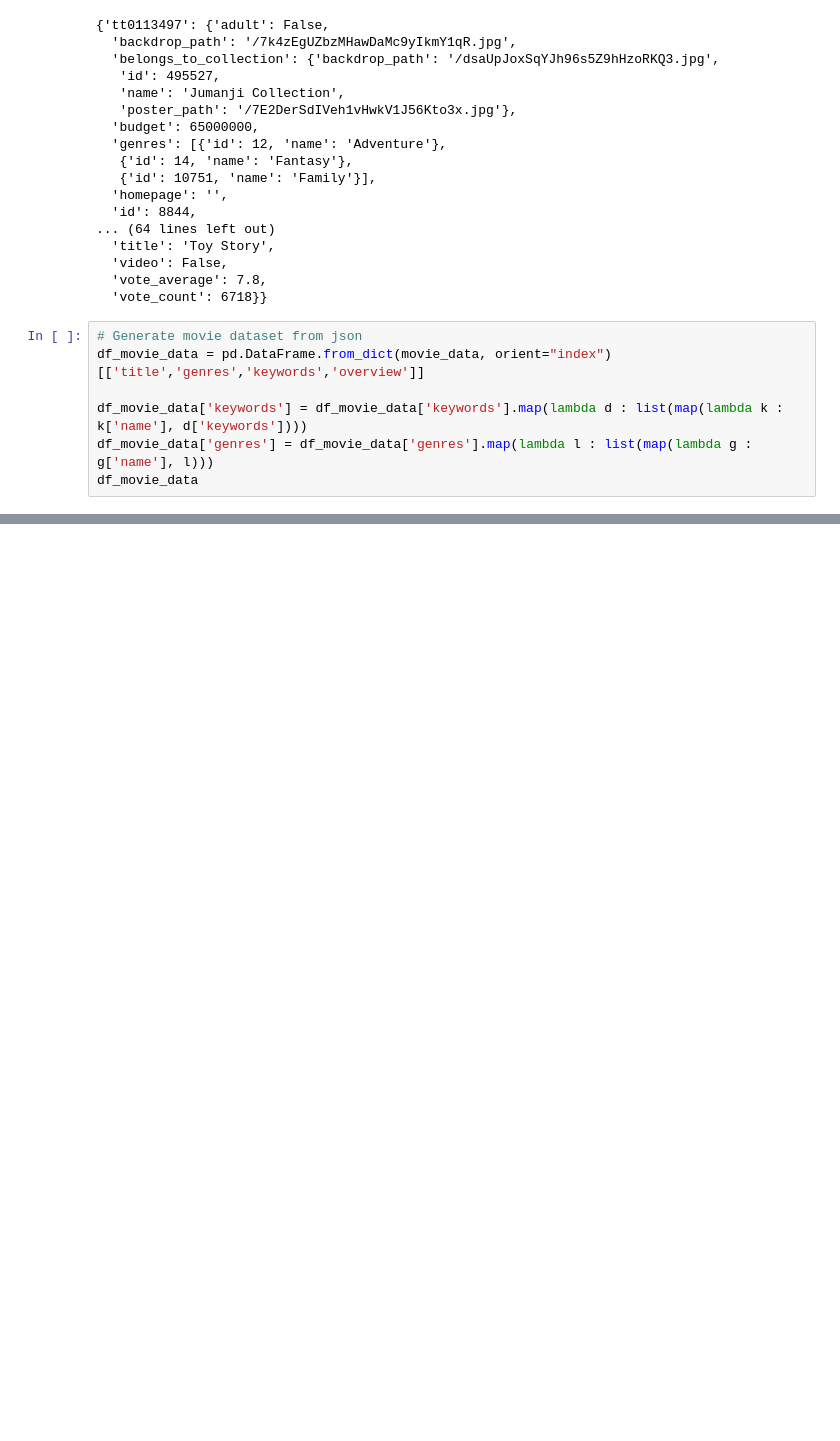
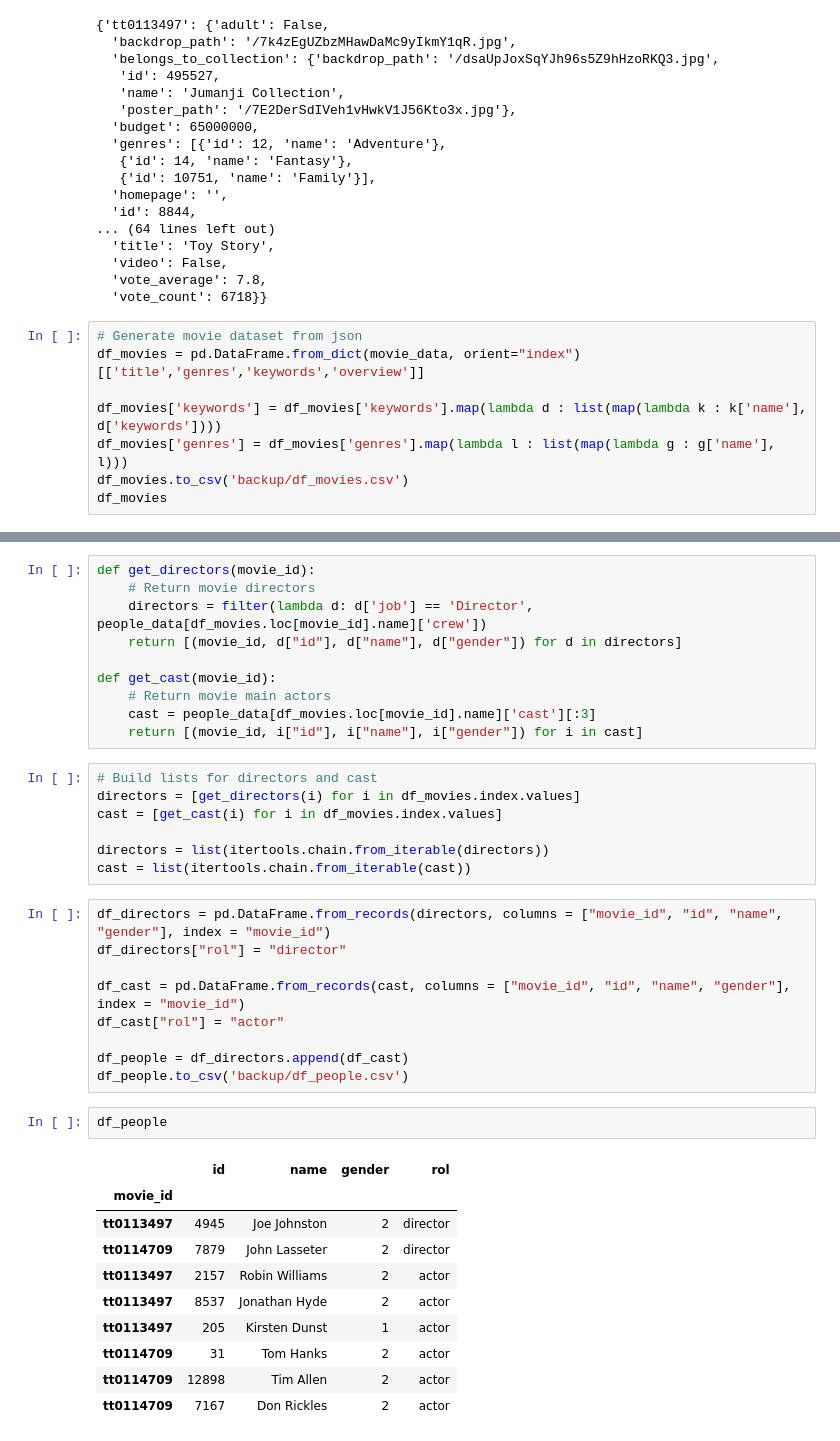
Before and after one commit to PedroLuzon/Movie_Recommendation_Chatbot, a Jupyter notebook: TFM.ipynb, the cells around one changed output, grey strips where cells are left out. Saved outputs shown, nothing was run; the diff lists cells and outputs as text; blank space fills up the shorter version.

Commit message:
added people dataset fetch

```diff
--- a/TFM.ipynb
+++ b/TFM.ipynb
@@ -126,11 +125,12 @@ movie_data
   'vote_count': 6718}}
 # %%
 # Generate movie dataset from json
-df_movie_data = pd.DataFrame.from_dict(movie_data, orient="index")[['title','genres','keywords','overview']]
+df_movies = pd.DataFrame.from_dict(movie_data, orient="index")[['title','genres','keywords','overview']]
 
-df_movie_data['keywords'] = df_movie_data['keywords'].map(lambda d : list(map(lambda k : k['name'], d['keywords'])))
-df_movie_data['genres'] = df_movie_data['genres'].map(lambda l : list(map(lambda g : g['name'], l)))
-df_movie_data
+df_movies['keywords'] = df_movies['keywords'].map(lambda d : list(map(lambda k : k['name'], d['keywords'])))
+df_movies['genres'] = df_movies['genres'].map(lambda l : list(map(lambda g : g['name'], l)))
+df_movies.to_csv('backup/df_movies.csv')
+df_movies
 # %% [output]
 |  | title | genres | keywords | overview |
 | tt0113497 | Jumanji | [Adventure, Fantasy, Family] | [board game, disappearance, based... | When siblings Judy and Peter disc... |
@@ -151,0 +170,39 @@ people_data
+# %%
+def get_directors(movie_id):
+    # Return movie directors
+    directors = filter(lambda d: d['job'] == 'Director', people_data[df_movies.loc[movie_id].name]['crew'])
+    return [(movie_id, d["id"], d["name"], d["gender"]) for d in directors]
+
+def get_cast(movie_id):
+    # Return movie main actors
+    cast = people_data[df_movies.loc[movie_id].name]['cast'][:3]
+    return [(movie_id, i["id"], i["name"], i["gender"]) for i in cast]
+# %%
+# Build lists for directors and cast
+directors = [get_directors(i) for i in df_movies.index.values]
+cast = [get_cast(i) for i in df_movies.index.values]
+
+directors = list(itertools.chain.from_iterable(directors))
+cast = list(itertools.chain.from_iterable(cast))
+# %%
+df_directors = pd.DataFrame.from_records(directors, columns = ["movie_id", "id", "name", "gender"], index = "movie_id")
+df_directors["rol"] = "director"
+
+df_cast = pd.DataFrame.from_records(cast, columns = ["movie_id", "id", "name", "gender"], index = "movie_id")
+df_cast["rol"] = "actor"
+
+df_people = df_directors.append(df_cast)
+df_people.to_csv('backup/df_people.csv')
+# %%
+df_people
+# %% [output]
+|  | id | name | gender | rol |
+| movie_id |  |  |  |  |
+| tt0113497 | 4945 | Joe Johnston | 2 | director |
+| tt0114709 | 7879 | John Lasseter | 2 | director |
+| tt0113497 | 2157 | Robin Williams | 2 | actor |
+| tt0113497 | 8537 | Jonathan Hyde | 2 | actor |
+| tt0113497 | 205 | Kirsten Dunst | 1 | actor |
+| tt0114709 | 31 | Tom Hanks | 2 | actor |
+| tt0114709 | 12898 | Tim Allen | 2 | actor |
+| tt0114709 | 7167 | Don Rickles | 2 | actor |
```
Also changed, not shown: parts of 3 cells of this notebook.
